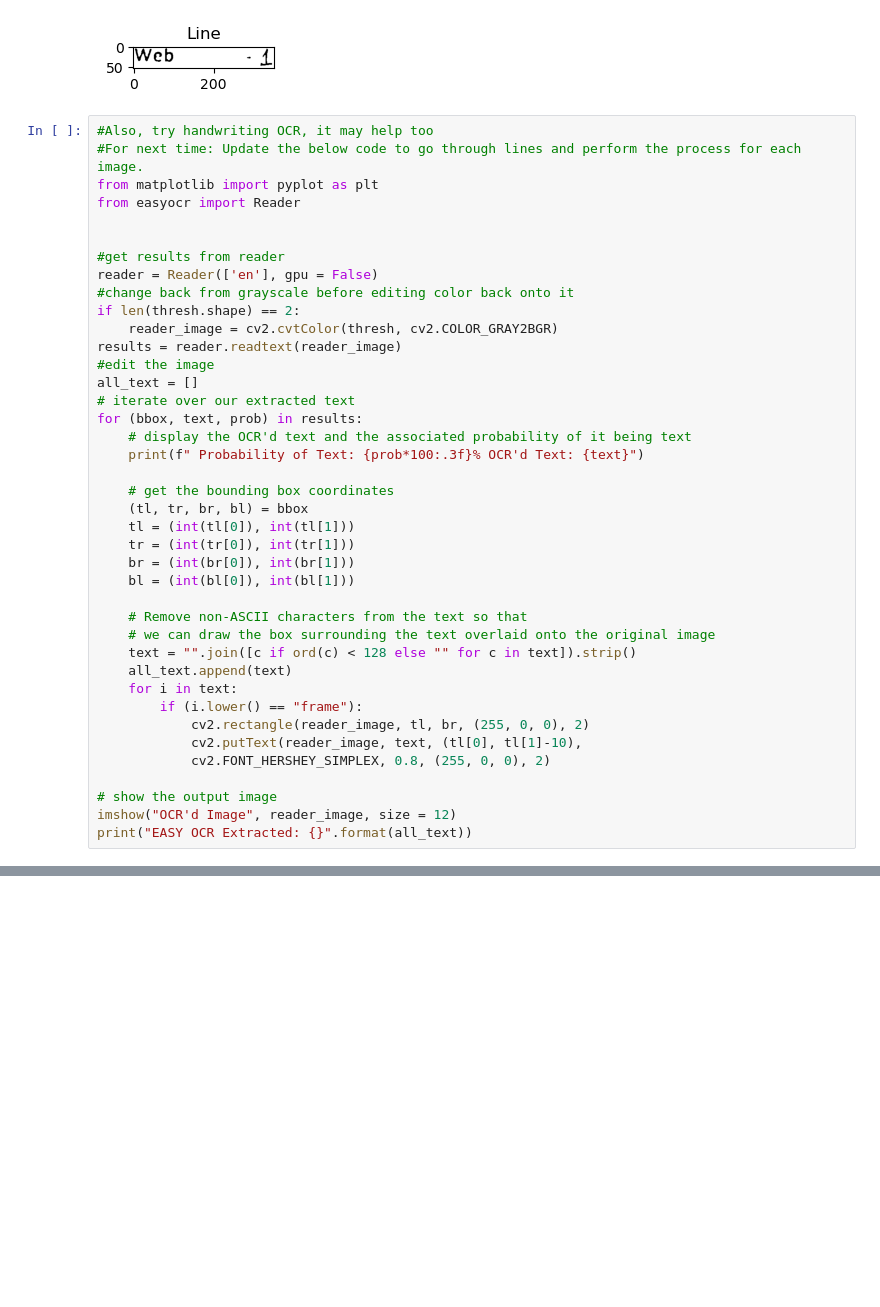
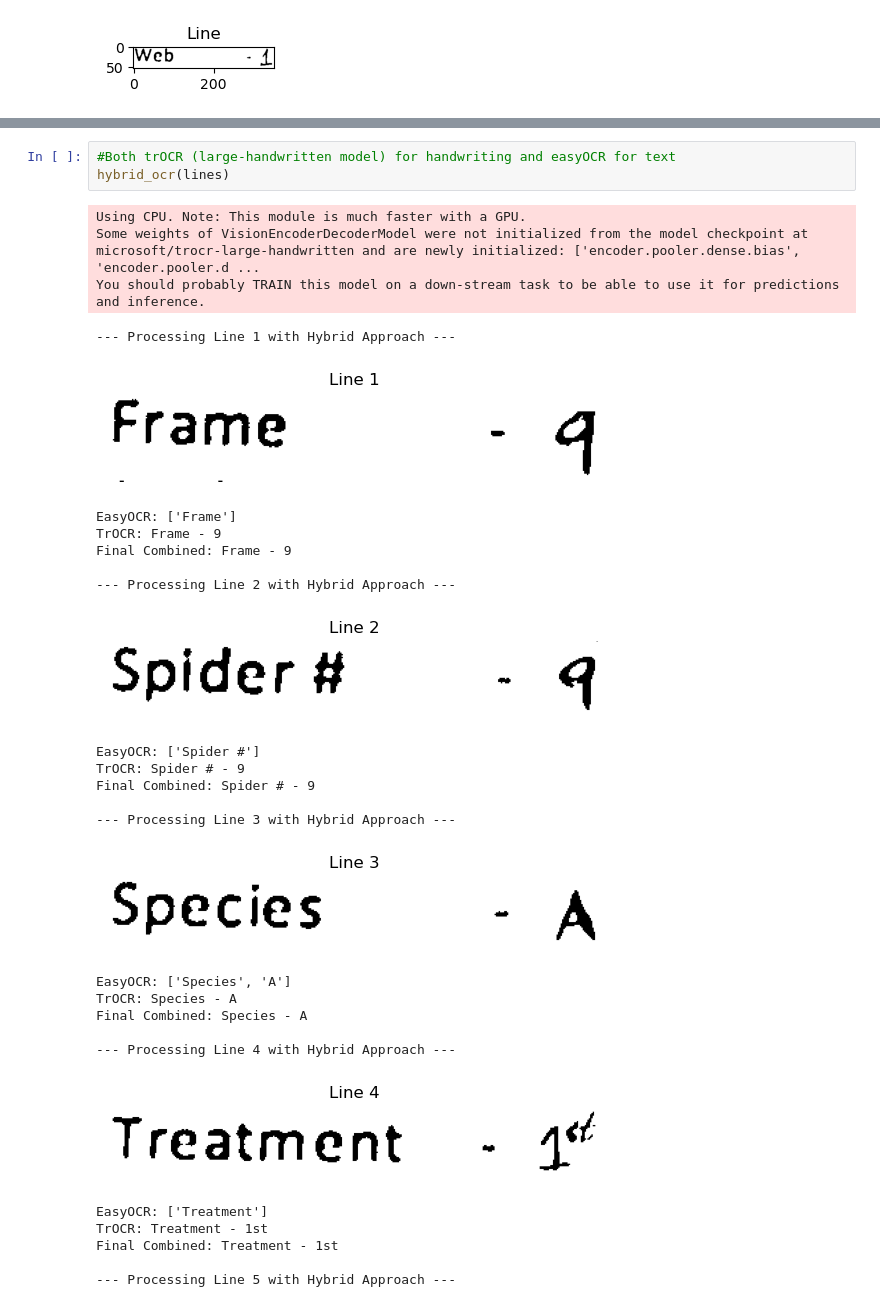
Before and after one commit to QuantumSkull5/SpiderImageReading, a Jupyter notebook: TargetingText.ipynb, the cells around one changed output, grey strips where cells are left out. Cells and saved outputs as stored; diff of their text form; blank space fills up the shorter version.

Commit message:
Started a loop that should process all the data for each spider from each photo, managed to read the photos much better

```diff
--- a/TargetingText.ipynb
+++ b/TargetingText.ipynb
@@ -452,43 +418,3 @@ for i in lines:
 [figure]
 [figure]
 [figure]
-# %%
-#Also, try handwriting OCR, it may help too
-#For next time: Update the below code to go through lines and perform the process for each image.
-from matplotlib import pyplot as plt
-from easyocr import Reader
-
-
-#get results from reader
-reader = Reader(['en'], gpu = False)
-#change back from grayscale before editing color back onto it
-if len(thresh.shape) == 2:
-    reader_image = cv2.cvtColor(thresh, cv2.COLOR_GRAY2BGR)
-results = reader.readtext(reader_image)
-#edit the image
-all_text = []
-# iterate over our extracted text
-for (bbox, text, prob) in results:
-    # display the OCR'd text and the associated probability of it being text
-    print(f" Probability of Text: {prob*100:.3f}% OCR'd Text: {text}")
-
-    # get the bounding box coordinates
-    (tl, tr, br, bl) = bbox
-    tl = (int(tl[0]), int(tl[1]))
-    tr = (int(tr[0]), int(tr[1]))
-    br = (int(br[0]), int(br[1]))
-    bl = (int(bl[0]), int(bl[1]))
-
-    # Remove non-ASCII characters from the text so that
-    # we can draw the box surrounding the text overlaid onto the original image
-    text = "".join([c if ord(c) < 128 else "" for c in text]).strip()
-    all_text.append(text)
-    for i in text:
-        if (i.lower() == "frame"):
-            cv2.rectangle(reader_image, tl, br, (255, 0, 0), 2)
-            cv2.putText(reader_image, text, (tl[0], tl[1]-10),
-            cv2.FONT_HERSHEY_SIMPLEX, 0.8, (255, 0, 0), 2)
-
-# show the output image
-imshow("OCR'd Image", reader_image, size = 12)
-print("EASY OCR Extracted: {}".format(all_text))
@@ -499,0 +528,32 @@ TypeError: unhashable type: 'numpy.ndarray'
+# %%
+#Both trOCR (large-handwritten model) for handwriting and easyOCR for text
+hybrid_ocr(lines)
+# %% [output]
+Using CPU. Note: This module is much faster with a GPU.
+Some weights of VisionEncoderDecoderModel were not initialized from the model checkpoint at microsoft/trocr-large-handwritten and are newly initialized: ['encoder.pooler.dense.bias', 'encoder.pooler.d ...
+You should probably TRAIN this model on a down-stream task to be able to use it for predictions and inference.
+--- Processing Line 1 with Hybrid Approach ---
+[figure, added]
+EasyOCR: ['Frame']
+TrOCR: Frame - 9
+Final Combined: Frame - 9
+
+--- Processing Line 2 with Hybrid Approach ---
+[figure, added]
+EasyOCR: ['Spider #']
+TrOCR: Spider # - 9
+Final Combined: Spider # - 9
+
+--- Processing Line 3 with Hybrid Approach ---
+[figure, added]
+EasyOCR: ['Species', 'A']
+TrOCR: Species - A
+Final Combined: Species - A
+
+--- Processing Line 4 with Hybrid Approach ---
+[figure, added]
+EasyOCR: ['Treatment']
+TrOCR: Treatment - 1st
+Final Combined: Treatment - 1st
+
+--- Processing Line 5 with Hybrid Approach ---
```
Also changed, not shown: parts of 6 cells of this notebook, 1 other file.
